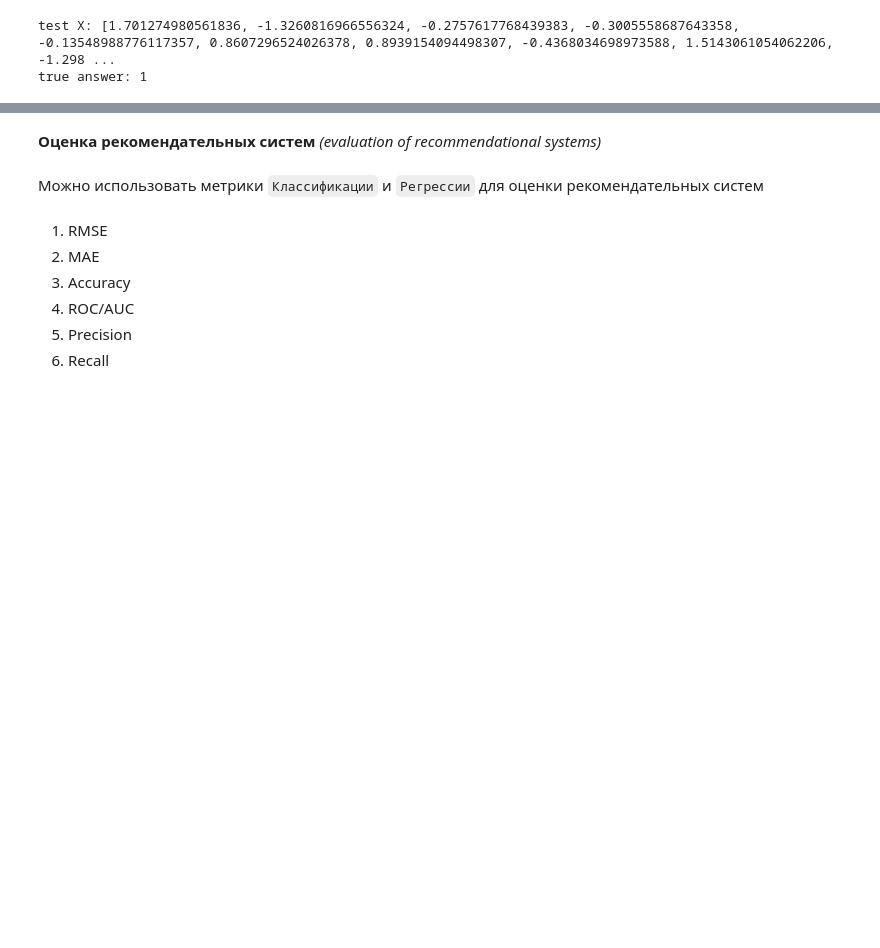
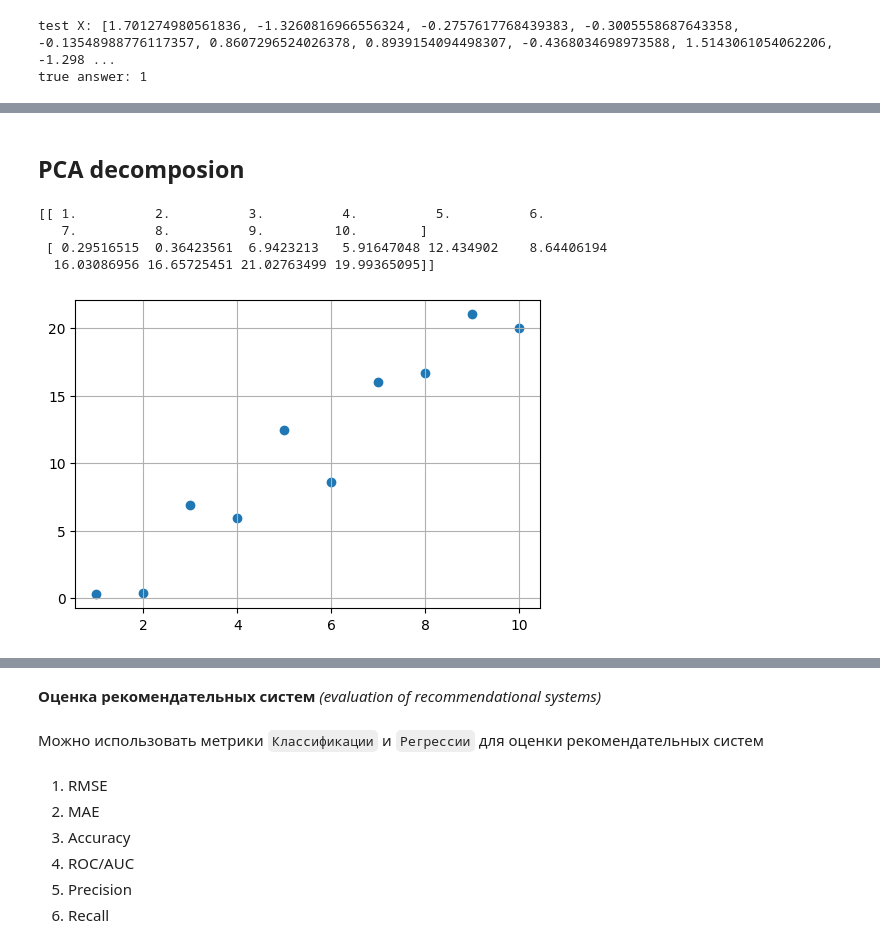
Before and after one commit to Rainfue/RecSys, a Jupyter notebook: note1.ipynb, the cells around one changed output, grey strips where cells are left out. Cells and saved outputs as stored; diff of their text form; code cells hidden in the pictures; blank space fills up the shorter version.

```diff
--- a/note1.ipynb
+++ b/note1.ipynb
@@ -765,0 +766,17 @@ model.predict(test)
+# %% [markdown]
+## PCA decomposion
+# %%
+x = np.arange(1,11)
+y = 2 * x + np.random.randn(10)*2
+X = np.vstack((x,y))
+print(X)
+plt.figure(figsize=(6,4))
+plt.scatter(x, y)
+plt.grid(True)
+plt.show()
+# %% [output]
+[[ 1.          2.          3.          4.          5.          6.
+   7.          8.          9.         10.        ]
+ [ 0.29516515  0.36423561  6.9423213   5.91647048 12.434902    8.64406194
+  16.03086956 16.65725451 21.02763499 19.99365095]]
+[figure, added]
```
Also changed, not shown: parts of 21 cells of this notebook.
